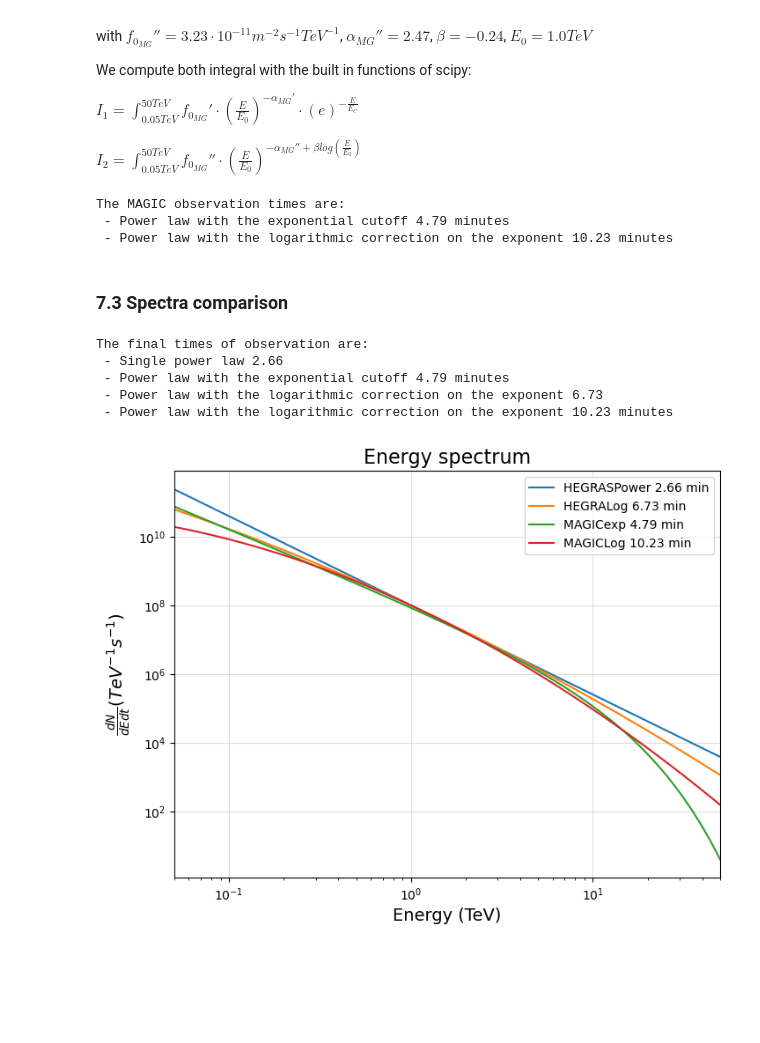
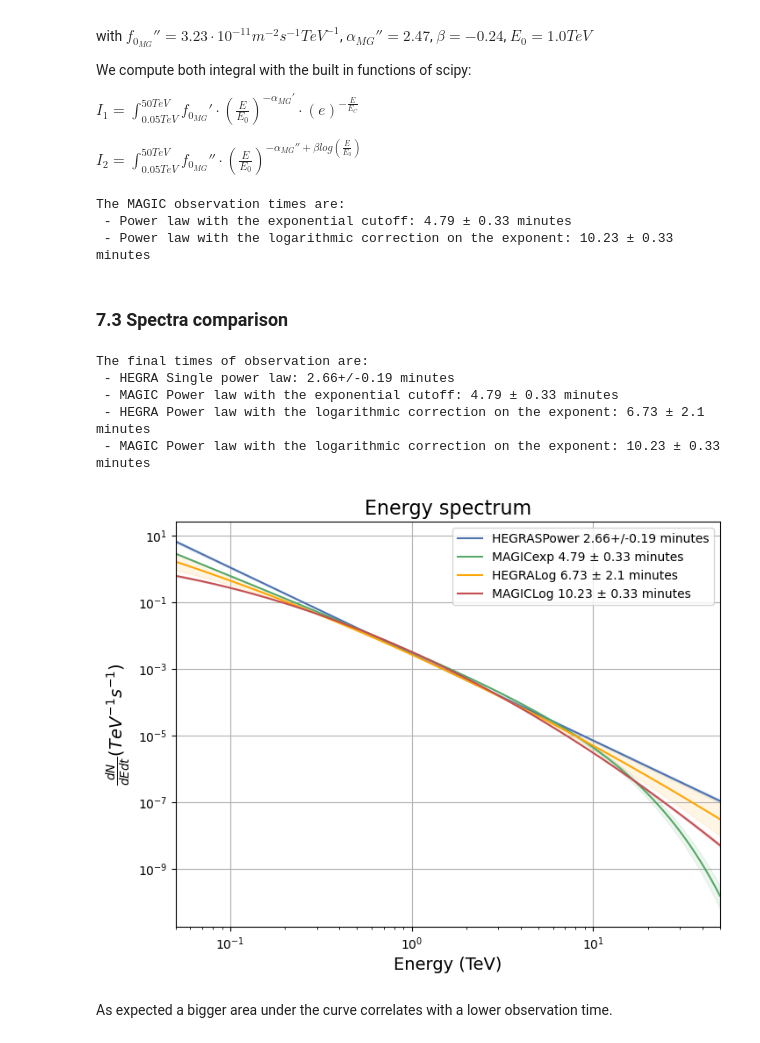
Before and after one commit to LauraRavagnani/LCP_projects_Y6, a Jupyter notebook: Project.ipynb, the cells around one changed output. Cells and saved outputs as stored; diff of their text form; code cells hidden in the pictures; blank space fills up the shorter version.

Commit message:
observation time error added

```diff
--- a/Project.ipynb
+++ b/Project.ipynb
@@ -622,0 +596,4 @@ Frequencies in training set:
+# %%
+# first merging train and validation sets to enable cross validation
+X_train_cv = pd.concat([X_train_no_alpha, X_val_no_alpha])
+Y_train_cv = pd.concat([Y_train, Y_val])
@@ -1420,57 +1410,80 @@ f0M1=3.8*10**(-11) #m^2 s^-1 TeV^-1
 f0M2=3.23*10**(-11) #m^2 s^-1 TeV^-1
 Ec=6 #TeV
 
-# first integral
+#First integral
 def dN_exp(x,e0,alpha,ec):
     return (x/e0)**(-alpha)*np.exp(-x/ec)
 
 I1=f0M1*integrate.romb(dN_exp(E,E0,alphaM1,Ec),dx=dE)
+I1max=(f0M1+0.11*10**(-11))*(integrate.romb(dN_exp(E,E0,alphaM1-0.02,Ec-0.6),dx=dE1)+integrate.romb(dN_exp(E,E0,alphaM1+0.02,Ec-0.6),dx=dE2))
+I1min=(f0M1-0.11*10**(-11))*(integrate.romb(dN_exp(E,E0,alphaM1+0.02,Ec+0.6),dx=dE1)+integrate.romb(dN_exp(E,E0,alphaM1-0.02,Ec+0.6),dx=dE2))
+err1=0.5*(I1max-I1min)
+thM1err=(n_gamma*err1)/(S*I1**2)
 tM1=(n_gamma)/(S*I1)
 
-# second integral
+#Second integral
 I2=f0M2*integrate.romb(dN_log(E,E0,alphaM2,betaM2),dx=dE)
+I2max=(f0M2+0.03*10**(-11))*(integrate.romb(dN_log(E01,E0,alphaM2-0.01,betaM2+0.01),dx=dE1)+integrate.romb(dN_log(E1,E0,alphaM2+0.01,betaM2+0.01),dx=dE2))
+I2min=(f0M2-0.03*10**(-11))*(integrate.romb(dN_log(E01,E0,alphaM2+0.01,betaM2-0.01),dx=dE1)+integrate.romb(dN_log(E1,E0,alphaM2-0.01,betaM2-0.01),dx=dE2))
+err2=0.5*(I2max-I2min)
 tM2=(n_gamma)/(S*I2)
+thM2err=(n_gamma*err2)/(S*I2**2)
 
 print('The MAGIC observation times are:')
-print(' - Power law with the exponential cutoff {0} minutes'.format(np.round(tM1/60,2)))
-print(' - Power law with the logarithmic correction on the exponent {0} minutes'.format(np.round(tM2/60,2)))
+print(' - Power law with the exponential cutoff: {0} \u00B1 {1} minutes '.format(np.round(tM1/60,2),np.round(thM1err/60,2)))
+print(' - Power law with the logarithmic correction on the exponent: {0} \u00B1 {1} minutes'.format(np.round(tM2/60,2),np.round(thM2err/60,2)))
 # %% [output]
 The MAGIC observation times are:
- - Power law with the exponential cutoff 4.79 minutes
- - Power law with the logarithmic correction on the exponent 10.23 minutes
+ - Power law with the exponential cutoff: 4.79 ± 0.33 minutes
+ - Power law with the logarithmic correction on the exponent: 10.23 ± 0.33 minutes
 # %% [markdown]
 ### 7.3 Spectra comparison
 # %%
 print('The final times of observation are:')
-print(' - Single power law {0}'.format(np.round(tH1/60,2)))
-print(' - Power law with the exponential cutoff {0} minutes'.format(np.round(tM1/60,2)))
-print(' - Power law with the logarithmic correction on the exponent {0}'.format(np.round(tH2/60,2)))
-print(' - Power law with the logarithmic correction on the exponent {0} minutes'.format(np.round(tM2/60,2)))
+print(' - HEGRA Single power law: {0} minutes'.format(tH1/60))
+print(' - MAGIC Power law with the exponential cutoff: {0} \u00B1 {1} minutes '.format(np.round(tM1/60,2),np.round(thM1err/60,2)))
+print(' - HEGRA Power law with the logarithmic correction on the exponent: {0} \u00B1 {1} minutes'.format(np.round(tH2/60,2),np.round(th2err/60,2)))
+print(' - MAGIC Power law with the logarithmic correction on the exponent: {0} \u00B1 {1} minutes'.format(np.round(tM2/60,2),np.round(thM2err/60,2)))
+
 
 fig,ax=plt.subplots(figsize=(8,6))
-ax.grid(alpha=0.4)
+ax.plot(E,(10**8)*f0H1*dN_sp(E,E0,alphaH1),label='HEGRASPower {0} minutes'.format(tH1/60),color='b')
 
-ax.plot(E,(10**8)*dN_sp(E,E0,alphaH1),label='HEGRASPower {0} min'.format(np.round(tH1/60,2)))
 
-ax.plot(E,(10**8)*dN_log(E,E0,alphaH2,betaH2),label='HEGRALog {0} min'.format(np.round(tH2/60,2)))
+ax.plot(E,(10**8)*f0M1*dN_exp(E,E0,alphaM1,Ec),label='MAGICexp {0} \u00B1 {1} minutes '.format(np.round(tM1/60,2),np.round(thM1err/60,2)),color='g')
+ax.plot(E,(10**8)*f0H2*dN_log(E,E0,alphaH2,betaH2),label='HEGRALog {0} \u00B1 {1} minutes'.format(np.round(tH2/60,2),np.round(th2err/60,2)),color='orange')
 
-ax.plot(E,(10**8)*dN_exp(E,E0,alphaM1,Ec),label='MAGICexp {0} min'.format(np.round(tM1/60,2)))
+ax.plot(E,(10**8)*f0M2*dN_log(E,E0,alphaM2,betaM2),label='MAGICLog {0} \u00B1 {1} minutes'.format(np.round(tM2/60,2),np.round(thM2err/60,2)),color='r')
 
-ax.plot(E,(10**8)*dN_log(E,E0,alphaM2,betaM2),label='MAGICLog {0} min'.format(np.round(tM2/60,2)))
+ax.fill_between(E[mask0], (10**8)*(f0H1-(0.02*10**(-11)))*dN_sp(E[mask0],E0,alphaH1-0.03),(10**8)*(f0H1+(0.02*10**(-11)))*dN_sp(E[mask0],E0,alphaH1+0.03), color='b', alpha=0.1)
+ax.fill_between(E[mask1], (10**8)*(f0H1-(0.02*10**(-11)))*dN_sp(E[mask1],E0,alphaH1+0.03),(10**8)*(f0H1+(0.02*10**(-11)))*dN_sp(E[mask1],E0,alphaH1-0.03), color='b', alpha=0.1)
+
+ax.fill_between(E[mask0], (10**8)*(f0H2-0.01*10**(-11))*dN_log(E[mask0],E0,alphaH2+0.10,betaH2-0.1),(10**8)*(f0H2+0.01*10**(-11))*dN_log(E[mask0],E0,alphaH2-0.10,betaH2+0.1), color='orange', alpha=0.1)
+ax.fill_between(E[mask1], (10**8)*(f0H2-0.01*10**(-11))*dN_log(E[mask1],E0,alphaH2-0.10,betaH2-0.1),(10**8)*(f0H2+0.01*10**(-11))*dN_log(E[mask1],E0,alphaH2+0.10,betaH2+0.1), color='orange', alpha=0.1)
+
+
+ax.fill_between(E[mask0], (10**8)*(f0M1-0.11*10**(-11))*dN_exp(E[mask0],E0,alphaM1+0.02,Ec-0.6),(10**8)*(f0M1+0.11*10**(-11))*dN_exp(E[mask0],E0,alphaM1-0.02,Ec+0.6), color='g', alpha=0.1)
+ax.fill_between(E[mask1], (10**8)*(f0M1-0.11*10**(-11))*dN_exp(E[mask1],E0,alphaM1-0.02,Ec-0.6),(10**8)*(f0M1+0.11*10**(-11))*dN_exp(E[mask1],E0,alphaM1+0.02,Ec+0.6), color='g', alpha=0.1)
+
+ax.fill_between(E[mask0], (10**8)*(f0M2-0.03*10**(-11))*dN_log(E[mask0],E0,alphaM2+0.01,betaM2-0.01),(10**8)*(f0M2+0.03*10**(-11))*dN_log(E[mask0],E0,alphaM2-0.01,betaM2+0.01), color='r', alpha=0.1)
+ax.fill_between(E[mask1], (10**8)*(f0M2-0.03*10**(-11))*dN_log(E[mask1],E0,alphaM2-0.01,betaM2-0.01),(10**8)*(f0M2+0.03*10**(-11))*dN_log(E[mask1],E0,alphaM2+0.01,betaM2+0.01), color='r', alpha=0.1)
 
 ax.semilogx()
 ax.semilogy()
 ax.set_title('Energy spectrum',fontsize=16)
 ax.set_xlabel('Energy (TeV)',fontsize=14)
 ax.set_ylabel(r'$\frac{dN}{dEdt} (TeV^{-1} s^{-1})$',fontsize=14)
 ax.set_xlim([Emin, Emax])
 ax.legend(loc='best')
+ax.grid()
 
 plt.show()
 # %% [output]
 The final times of observation are:
- - Single power law 2.66
- - Power law with the exponential cutoff 4.79 minutes
- - Power law with the logarithmic correction on the exponent 6.73
- - Power law with the logarithmic correction on the exponent 10.23 minutes
+ - HEGRA Single power law: 2.66+/-0.19 minutes
+ - MAGIC Power law with the exponential cutoff: 4.79 ± 0.33 minutes
+ - HEGRA Power law with the logarithmic correction on the exponent: 6.73 ± 2.1 minutes
+ - MAGIC Power law with the logarithmic correction on the exponent: 10.23 ± 0.33 minutes
-[figure, old version]
+[figure, new version]
+# %% [markdown]
+As expected a bigger area under the curve correlates with a lower observation time.
```
Also changed, not shown: parts of 66 cells of this notebook.
